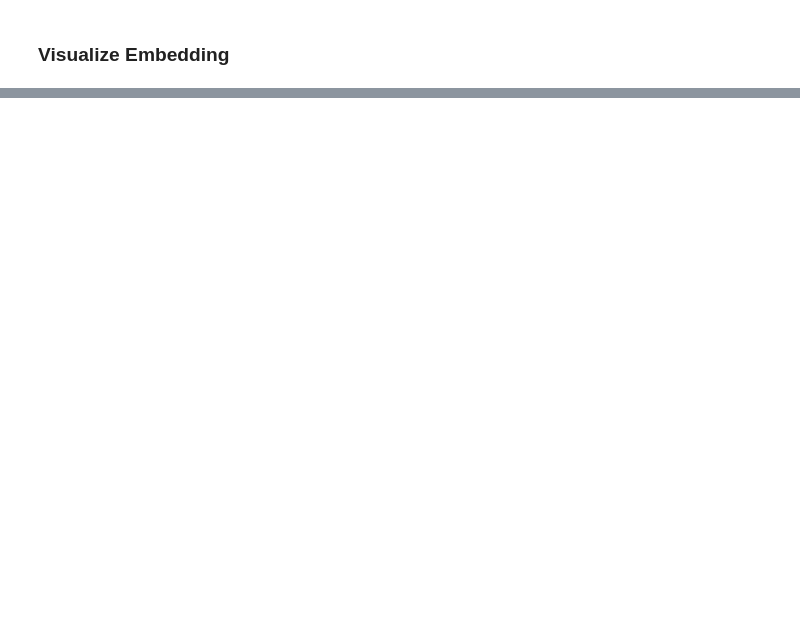
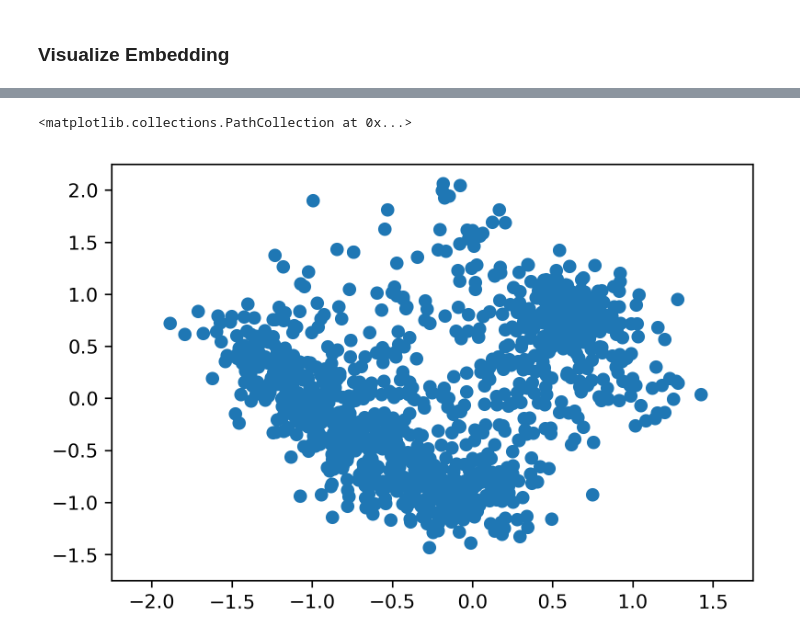
Before and after one commit to rifkiaputri/Relation-Aligner, a Jupyter notebook: plot_results.ipynb, the cells around one changed output, grey strips where cells are left out. Cells and saved outputs as stored; diff of their text form; code cells hidden in the pictures; blank space fills up the shorter version.

```diff
--- a/plot_results.ipynb
+++ b/plot_results.ipynb
@@ -82,0 +93,8 @@ for index, row in rel_label.iterrows():
+# %%
+fig, ax = plt.subplots(dpi=300)
+plt.ylim((-1.75, 2.25))
+plt.xlim((-2.25, 1.75))
+ax.scatter(vector_x, vector_y)
+# %% [output]
+<matplotlib.collections.PathCollection at 0x...>
+[figure, added]
```
Also changed, not shown: parts of 24 cells of this notebook, 5 other files.
